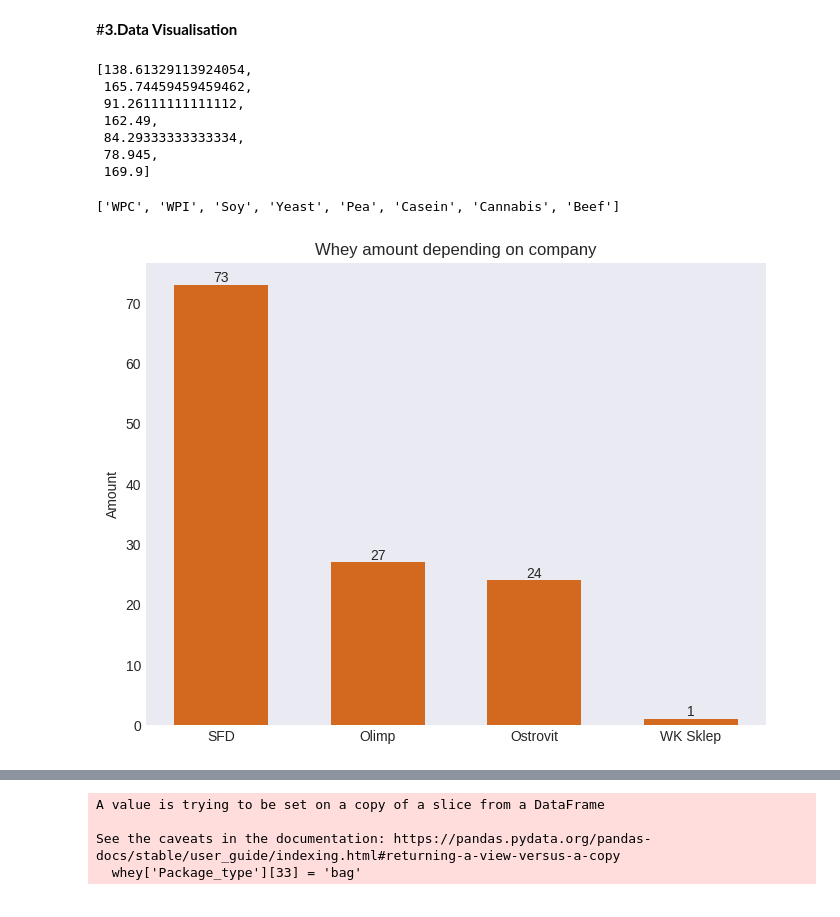
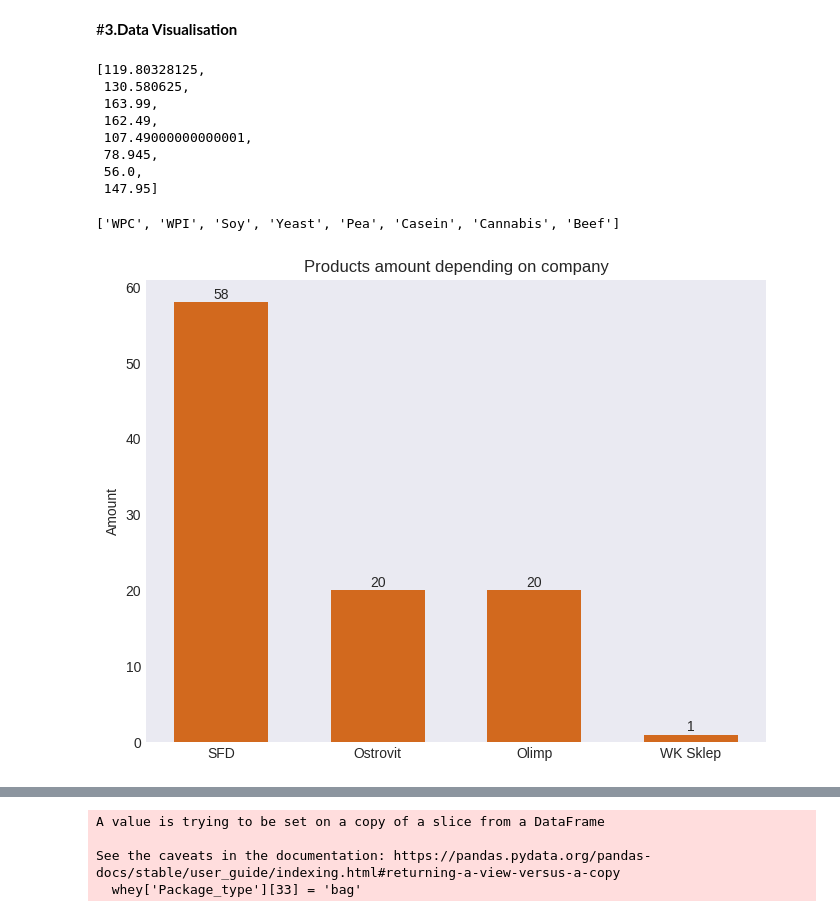
Before and after one commit to KamilShape/whey_analysis, a Jupyter notebook: Whey_analysis.ipynb, the cells around one changed output, grey strips where cells are left out. Saved outputs shown, nothing was run; the diff lists cells and outputs as text; code cells hidden in the pictures.

```diff
--- a/Whey_analysis.ipynb
+++ b/Whey_analysis.ipynb
@@ -81,0 +96,2 @@ shapiro_test.pvalue
+# %%
+whey = whey[(whey['Price'] > whey['Price'].quantile(0.10)) & (whey['Price'] < whey['Price'].quantile(0.90))]
@@ -120,13 +141,14 @@ type_prices_100 = [wpc_price_100, wpi_price_100, soy_price_100, yeast_price_100,
 # %%
 type_prices
 # %% [output]
-[138.61329113924054,
- 165.74459459459462,
- 91.26111111111112,
+[119.80328125,
+ 130.580625,
+ 163.99,
  162.49,
- 84.29333333333334,
+ 107.49000000000001,
  78.945,
- 169.9]
+ 56.0,
+ 147.95]
 # %%
 types
 # %% [output]
@@ -134,10 +156,10 @@ types
 # %%
 #products amount depending by company in dataset
 plt.style.use('seaborn-dark')
 fig, ax = plt.subplots(figsize = (8,6))
-bar_chart(ax, whey['Company'].value_counts().index, whey['Company'].value_counts().values, 'chocolate', 'Whey amount depending on company', 'Amount' )
+bar_chart(ax, whey['Company'].value_counts().index, whey['Company'].value_counts().values, 'chocolate', 'Products amount depending on company', 'Amount' )
 add_text(ax, whey['Company'].value_counts().index, whey['Company'].value_counts().values, -0.5, 0)
 # %% [output]
-[figure, old version]
+[figure, new version]
 # %%
 whey['Package_category'] = pd.cut(whey['Package'], bins = [0, 999, 1999, 5000], labels = ['>1000g', '1000g - 2000g', '>2000g'] )
```
Also changed, not shown: parts of 12 cells of this notebook.
